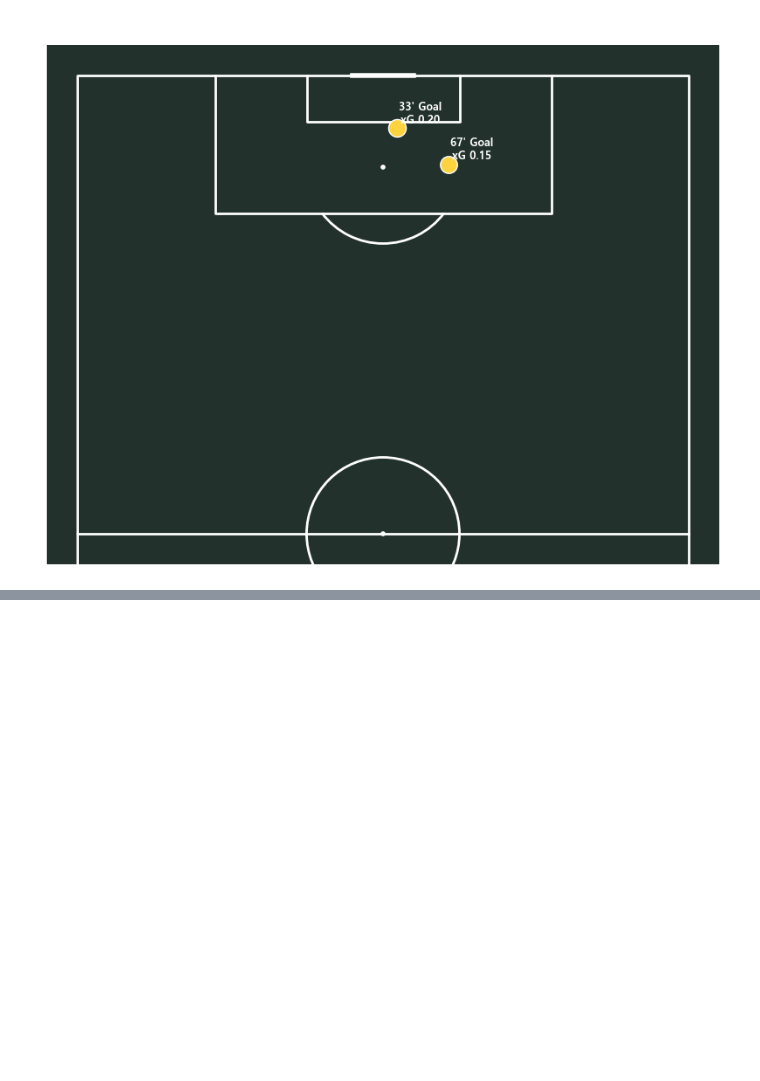
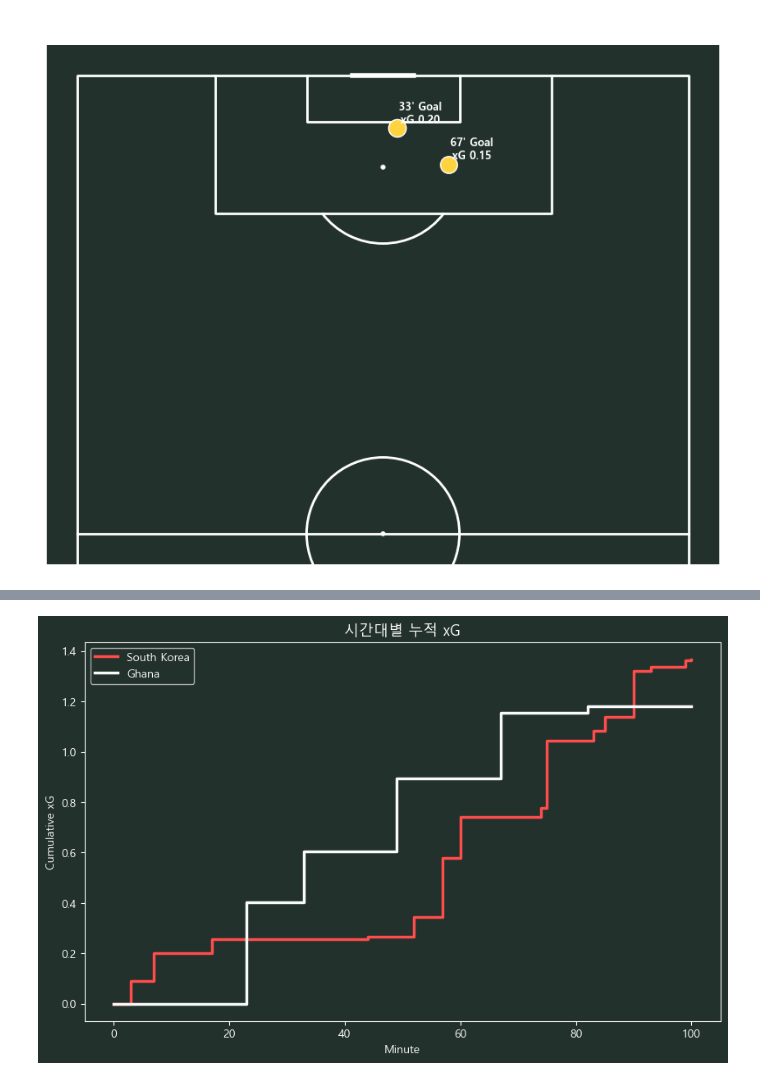
Before and after one commit to 0jyyyyy/Soccer_Lens, a Jupyter notebook: Tactics_lab/World_cup/2022/korea_ghana.ipynb, the cells around one changed output, grey strips where cells are left out. Cells and saved outputs as stored; diff of their text form; code cells hidden in the pictures; blank space fills up the shorter version.

```diff
--- a/Tactics_lab/World_cup/2022/korea_ghana.ipynb
+++ b/Tactics_lab/World_cup/2022/korea_ghana.ipynb
@@ -576,3 +613,14 @@ print(f"쿠두스: 슈팅 {len(kudus_shots)}개 / 골 {(kudus_shots['outcome_nam
 조규성: 슈팅 6개 / 골 2개 / xG 0.64
 쿠두스: 슈팅 2개 / 골 2개 / xG 0.35
 [figure]
+# %%
+# 팀별 시간대별 누적 xG
+all_shots = df_event[df_event['type_name'] == 'Shot'].copy()
+
+# 후반 minute은 그대로 두되, 정렬을 위해 실제 경과 시간 기준으로만 사용
+all_shots = all_shots.sort_values('minute')
+
+# 팀별로 xG를 누적합(cumulative sum)으로 계산
+all_shots['cum_xg'] = all_shots.groupby('team_name')['shot_statsbomb_xg'].cumsum()
+
+print(all_shots[['minute', 'team_name', 'player_name', 'shot_statsbomb_xg', 'cum_xg']])
@@ -578,0 +645,30 @@ print(f"쿠두스: 슈팅 {len(kudus_shots)}개 / 골 {(kudus_shots['outcome_nam
+# %%
+# 각 팀마다 '0분 시점 xG=0' 행을 하나씩 만들어서 앞에 붙이기
+start_rows = []
+for team in ['South Korea', 'Ghana']:
+    start_rows.append({'minute': 0, 'team_name': team, 'cum_xg': 0})
+
+start_df = pd.DataFrame(start_rows)
+
+# 기존 데이터랑 합치고, 팀별/시간순 정렬
+all_shots_ext = pd.concat([start_df, all_shots[['minute', 'team_name', 'cum_xg']]])
+all_shots_ext = all_shots_ext.sort_values(['team_name', 'minute'])
+
+# 그래프 그리기 (마지막 지점을 100분까지 강제로 이어주는 것도 추가)
+fig, ax = plt.subplots(figsize=(10, 6), facecolor='#22312b')
+ax.set_facecolor('#22312b')
+
+for team, color in [('South Korea', '#ff4d4d'), ('Ghana', '#f9f9f9')]:
+    team_data = all_shots_ext[all_shots_ext['team_name'] == team]
+    x = list(team_data['minute']) + [100]              # 끝에 100분 지점 추가
+    y = list(team_data['cum_xg']) + [team_data['cum_xg'].iloc[-1]]  # 마지막 값 그대로 유지
+    ax.step(x, y, where='post', color=color, linewidth=2.5, label=team)
+
+ax.set_xlabel('Minute', color='white')
+ax.set_ylabel('Cumulative xG', color='white')
+ax.set_title('시간대별 누적 xG', color='white', fontsize=13)
+ax.tick_params(colors='white')
+ax.legend(facecolor='#22312b', labelcolor='white')
+ax.spines[:].set_color('white')
+# %% [output]
+[figure, added]
```
Also changed, not shown: parts of 4 cells of this notebook.
